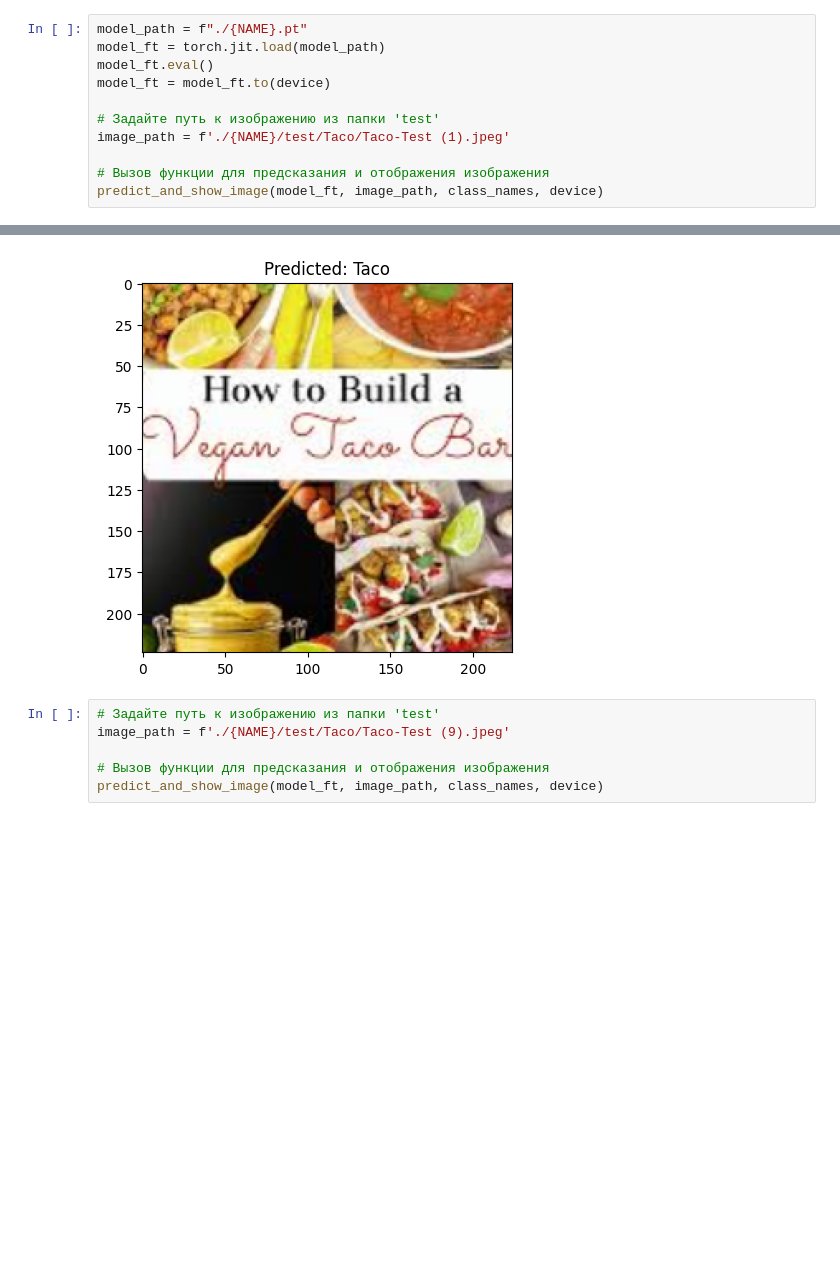
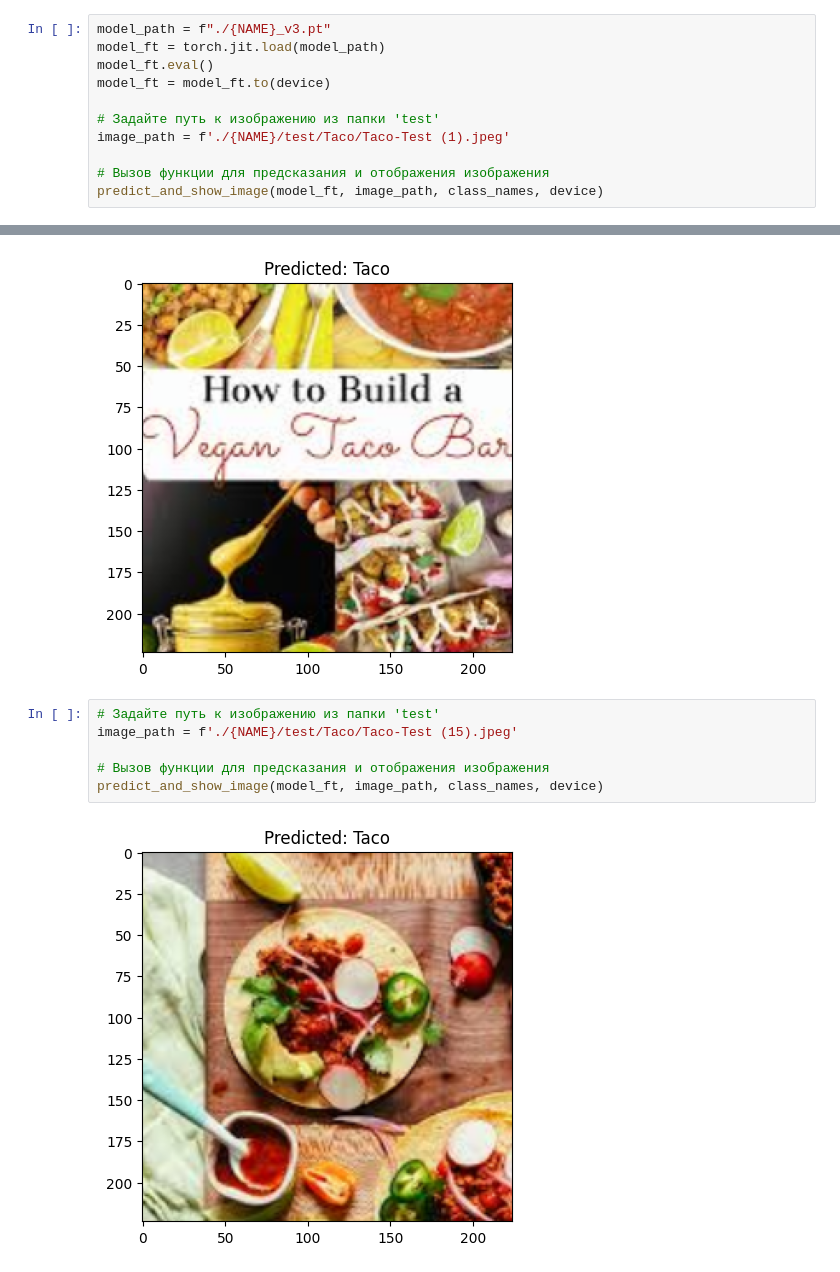
Before and after one commit to Siriys000/Project_SamsungAI, a Jupyter notebook: Food.ipynb, the cells around one changed output, grey strips where cells are left out. Cells and saved outputs as stored; diff of their text form; blank space fills up the shorter version.

```diff
--- a/Food.ipynb
+++ b/Food.ipynb
@@ -366,7 +469,7 @@ def predict_and_show_image(model, image_path, class_names, device):
 with open('class_names.json', 'r') as f:
     class_names = json.load(f)
 # %%
-model_path = f"./{NAME}.pt"
+model_path = f"./{NAME}_v3.pt"
 model_ft = torch.jit.load(model_path)
 model_ft.eval()
 model_ft = model_ft.to(device)
@@ -388,7 +492,9 @@ predict_and_show_image(model_ft, image_path, class_names, device)
 [figure]
 # %%
 # Задайте путь к изображению из папки 'test'
-image_path = f'./{NAME}/test/Taco/Taco-Test (9).jpeg'
+image_path = f'./{NAME}/test/Taco/Taco-Test (15).jpeg'
 
 # Вызов функции для предсказания и отображения изображения
 predict_and_show_image(model_ft, image_path, class_names, device)
+# %% [output]
+[figure, added]
```
Also changed, not shown: parts of 17 cells of this notebook.
